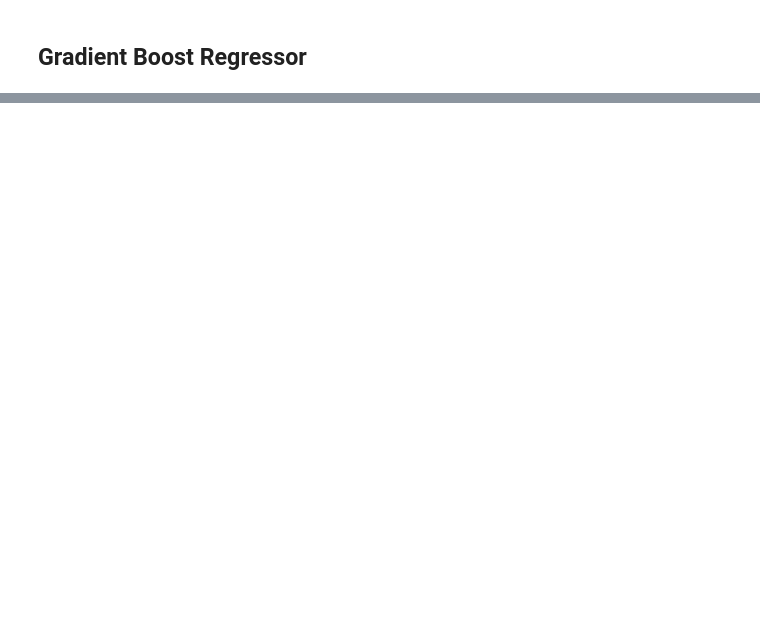
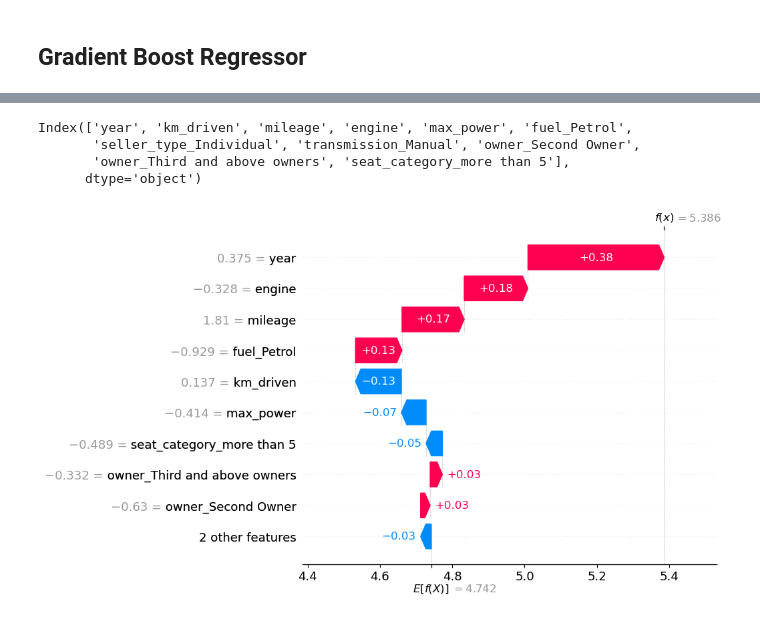
Before and after one commit to parabamoghv/Erdos-AU2024-CarSalesPricePrediction, a Jupyter notebook: notebooks/Car_sales_price_prediction_model.ipynb, the cells around one changed output, grey strips where cells are left out. Cells and saved outputs as stored; diff of their text form; code cells hidden in the pictures; blank space fills up the shorter version.

```diff
--- a/notebooks/Car_sales_price_prediction_model.ipynb
+++ b/notebooks/Car_sales_price_prediction_model.ipynb
@@ -425,0 +439,23 @@ RMSE:184406.75082336922
+# %%
+feature_names=df.drop("selling_price",axis=1).columns
+# %%
+feature_names
+# %% [output]
+Index(['year', 'km_driven', 'mileage', 'engine', 'max_power', 'fuel_Petrol',
+       'seller_type_Individual', 'transmission_Manual', 'owner_Second Owner',
+       'owner_Third and above owners', 'seat_category_more than 5'],
+      dtype='object')
+# %%
+X_test_df = pd.DataFrame(X_test, columns=feature_names)
+# %%
+# Fits the explainer
+explainer = shap.Explainer(grid.predict,X_test_df)
+# %%
+# Calculates the SHAP values - It takes some time
+shap_values = explainer(X_test_df)
+# %%
+shap.plots.waterfall(shap_values[1])
+#shap.plots.waterfall(shap_values[1],show=False)
+#plt.savefig("Plots/Waterfall_onerow.png",bbox_inches="tight")
+# %% [output]
+[figure, added]
```
Also changed, not shown: parts of 107 cells of this notebook, 4 other files.
